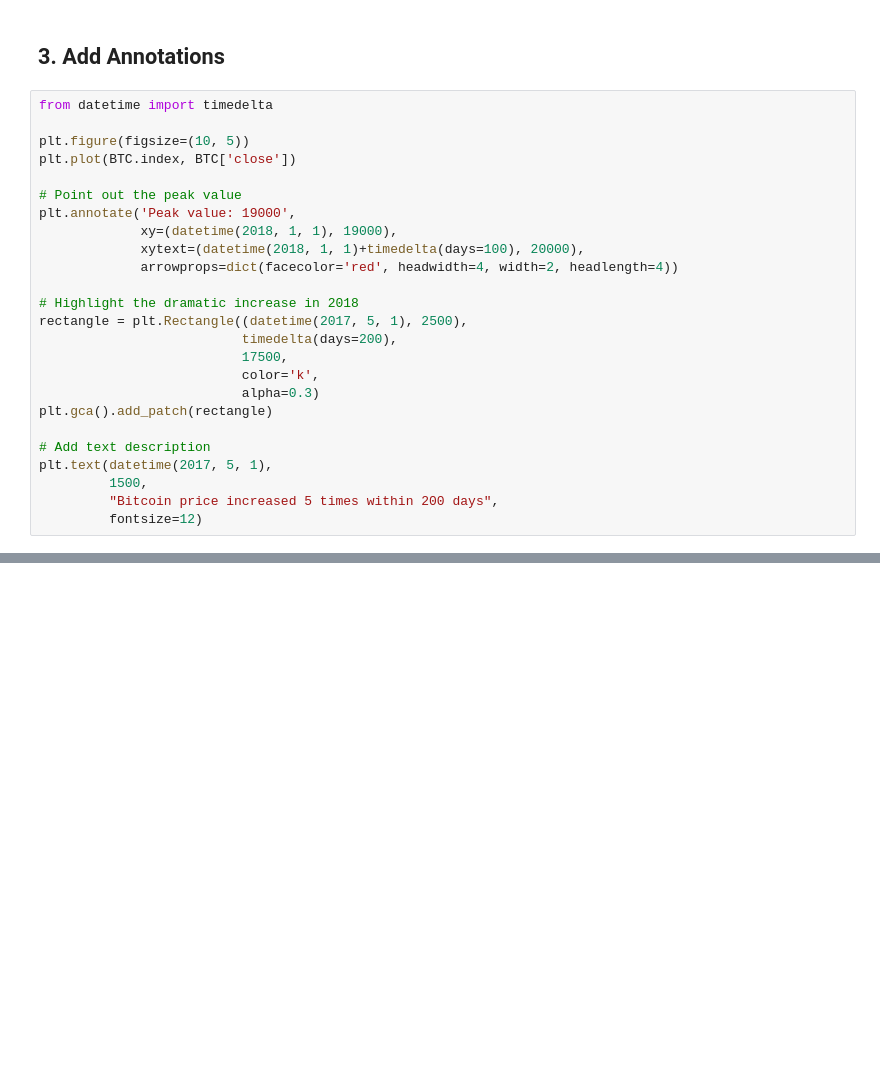
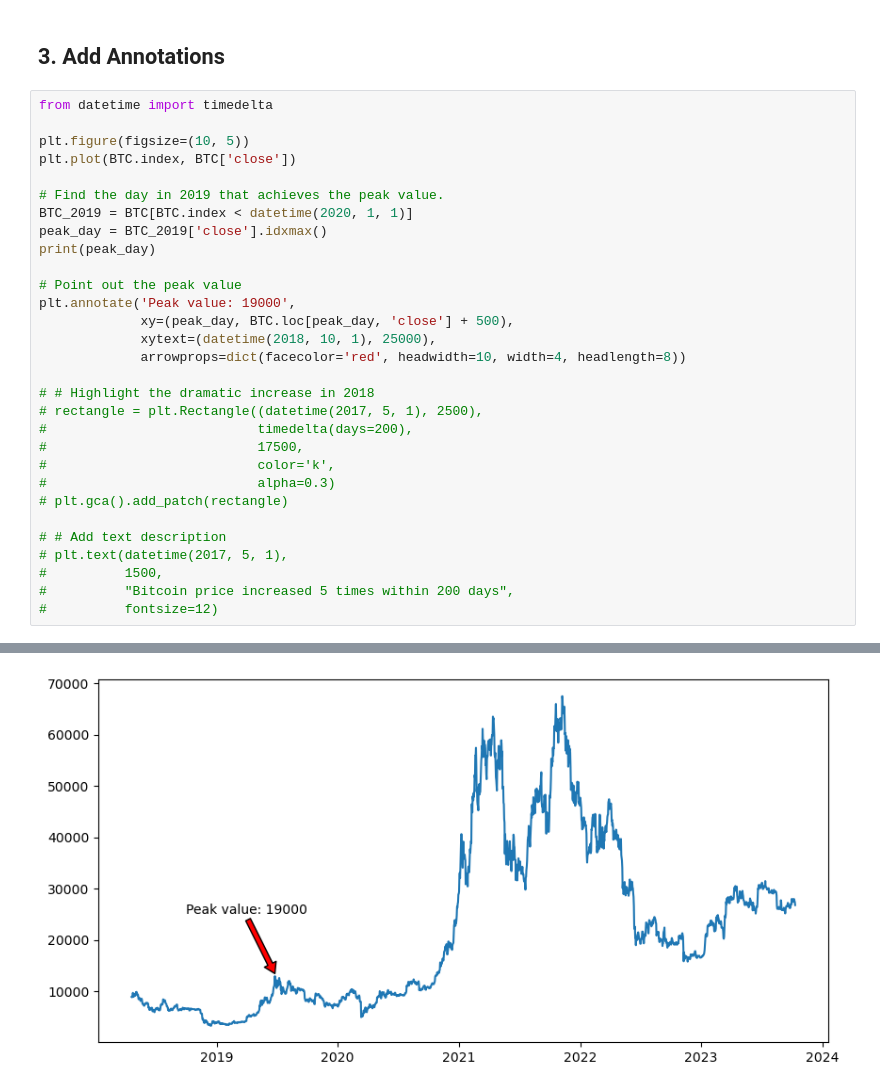
Before and after one commit to ch00226855/DataAnalysisFall2023, a Jupyter notebook: Week07_AdvancedPlotting.ipynb, the cells around one changed output, grey strips where cells are left out. Cells and saved outputs as stored; diff of their text form; blank space fills up the shorter version.

```diff
--- a/Week07_AdvancedPlotting.ipynb
+++ b/Week07_AdvancedPlotting.ipynb
@@ -98,22 +140,28 @@ from datetime import timedelta
 plt.figure(figsize=(10, 5))
 plt.plot(BTC.index, BTC['close'])
 
+# Find the day in 2019 that achieves the peak value.
+BTC_2019 = BTC[BTC.index < datetime(2020, 1, 1)]
+peak_day = BTC_2019['close'].idxmax()
+print(peak_day)
+
 # Point out the peak value
 plt.annotate('Peak value: 19000',
-             xy=(datetime(2018, 1, 1), 19000),
-             xytext=(datetime(2018, 1, 1)+timedelta(days=100), 20000),
-             arrowprops=dict(facecolor='red', headwidth=4, width=2, headlength=4))
+             xy=(peak_day, BTC.loc[peak_day, 'close'] + 500),
+             xytext=(datetime(2018, 10, 1), 25000),
+             arrowprops=dict(facecolor='red', headwidth=10, width=4, headlength=8))
 
-# Highlight the dramatic increase in 2018
-rectangle = plt.Rectangle((datetime(2017, 5, 1), 2500),
-                          timedelta(days=200),
-                          17500,
-                          color='k',
-                          alpha=0.3)
-plt.gca().add_patch(rectangle)
+# # Highlight the dramatic increase in 2018
+# rectangle = plt.Rectangle((datetime(2017, 5, 1), 2500),
+#                           timedelta(days=200),
+#                           17500,
+#                           color='k',
+#                           alpha=0.3)
+# plt.gca().add_patch(rectangle)
 
-# Add text description
-plt.text(datetime(2017, 5, 1),
-         1500,
-         "Bitcoin price increased 5 times within 200 days",
-         fontsize=12)
+# # Add text description
+# plt.text(datetime(2017, 5, 1),
+#          1500,
+#          "Bitcoin price increased 5 times within 200 days",
+#          fontsize=12)
+# %% [output]
@@ -119,0 +170 @@ plt.text(datetime(2017, 5, 1),
+[figure, added]
```
Also changed, not shown: parts of 7 cells of this notebook.
